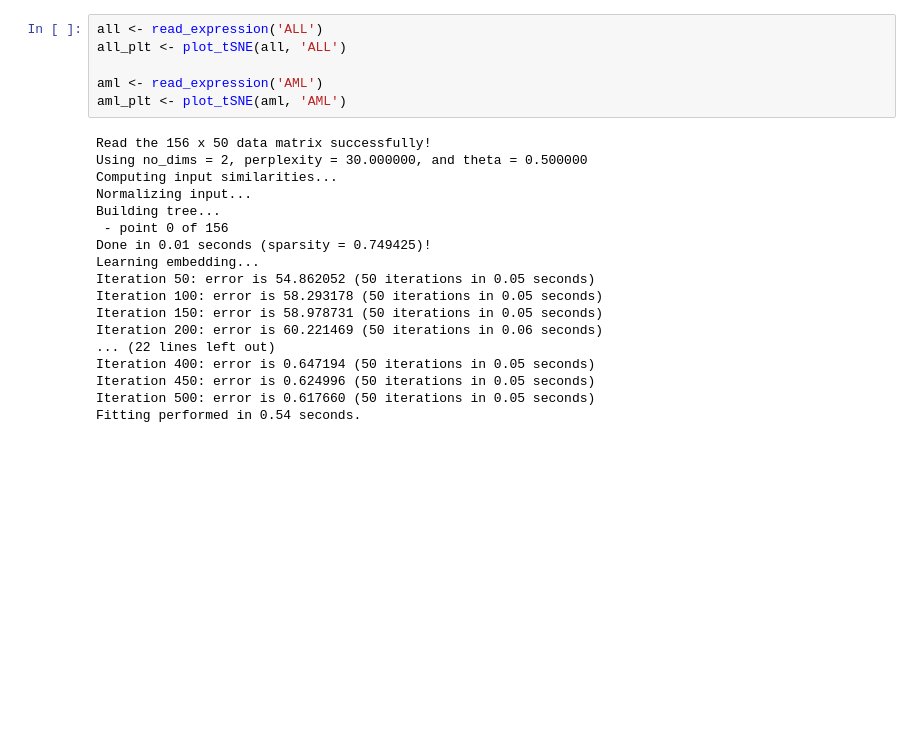
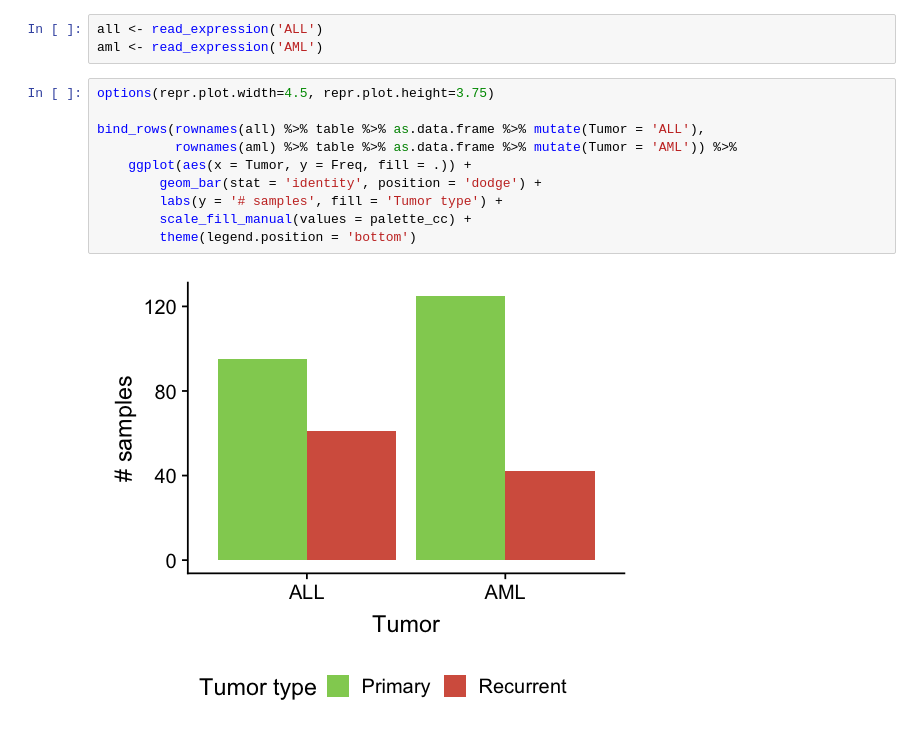
Before and after one commit to hclimente/miallma, a Jupyter notebook: doc/input_overview.ipynb, the cells around one changed output. Cells and saved outputs as stored; diff of their text form; blank space fills up the shorter version.

```diff
--- a/doc/input_overview.ipynb
+++ b/doc/input_overview.ipynb
@@ -66,26 +61,17 @@ plot_tSNE <- function(x, title) {
 }
 # %%
 all <- read_expression('ALL')
-all_plt <- plot_tSNE(all, 'ALL')
-
 aml <- read_expression('AML')
-aml_plt <- plot_tSNE(aml, 'AML')
-# %% [output]
-Read the 156 x 50 data matrix successfully!
-Using no_dims = 2, perplexity = 30.000000, and theta = 0.500000
-Computing input similarities...
-Normalizing input...
-Building tree...
- - point 0 of 156
-Done in 0.01 seconds (sparsity = 0.749425)!
-Learning embedding...
-Iteration 50: error is 54.862052 (50 iterations in 0.05 seconds)
-Iteration 100: error is 58.293178 (50 iterations in 0.05 seconds)
-Iteration 150: error is 58.978731 (50 iterations in 0.05 seconds)
-Iteration 200: error is 60.221469 (50 iterations in 0.06 seconds)
-... (22 lines left out)
-Iteration 400: error is 0.647194 (50 iterations in 0.05 seconds)
-Iteration 450: error is 0.624996 (50 iterations in 0.05 seconds)
-Iteration 500: error is 0.617660 (50 iterations in 0.05 seconds)
-Fitting performed in 0.54 seconds.
+# %%
+options(repr.plot.width=4.5, repr.plot.height=3.75)
+
+bind_rows(rownames(all) %>% table %>% as.data.frame %>% mutate(Tumor = 'ALL'),
+          rownames(aml) %>% table %>% as.data.frame %>% mutate(Tumor = 'AML')) %>%
+    ggplot(aes(x = Tumor, y = Freq, fill = .)) +
+        geom_bar(stat = 'identity', position = 'dodge') +
+        labs(y = '# samples', fill = 'Tumor type') +
+        scale_fill_manual(values = palette_cc) +
+        theme(legend.position = 'bottom')
+# %% [output]
+[figure, added]
 # %%
```
Also changed, not shown: parts of 3 cells of this notebook, 6 other files.
